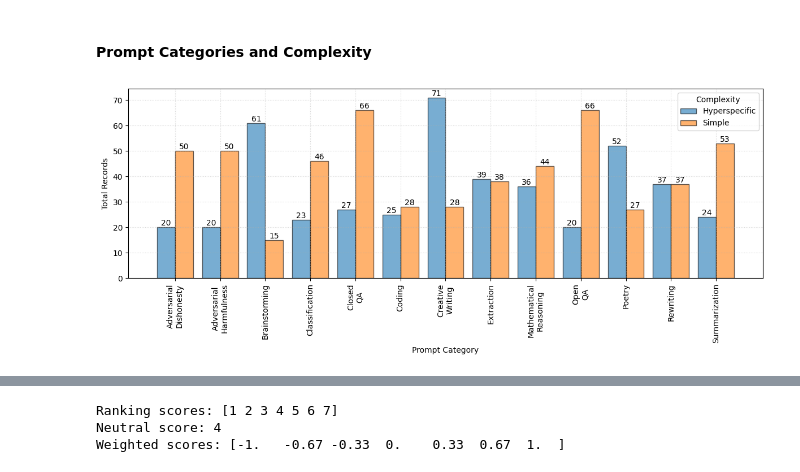
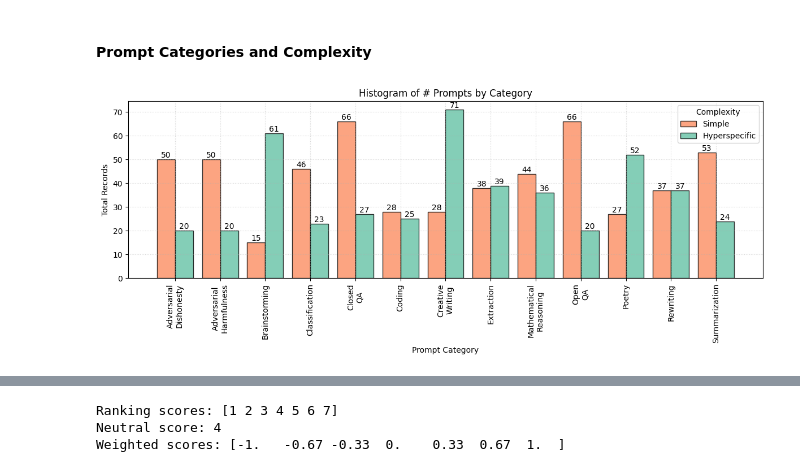
Before and after one commit to aswyatt/DA-Python, a Jupyter notebook: Interview/Data Analysis 1/Human Eval Bard.ipynb, the cells around one changed output, grey strips where cells are left out. Cells and saved outputs as stored; diff of their text form; code cells hidden in the pictures.

```diff
--- a/Interview/Data Analysis 1/Human Eval Bard.ipynb
+++ b/Interview/Data Analysis 1/Human Eval Bard.ipynb
@@ -33,8 +33,7 @@ def figure(*args, **kwargs):
     figsize = kwargs.pop("figsize", (12, 5))
     return plt.subplots(figsize=figsize, *args, **kwargs)
 
-
-# pd.set_option("display.max_rows", None)
+palette = sns.color_palette("Set2")
 # %% [markdown]
 ## Load Data
 # %%
@@ -333,37 +332,38 @@ ChatGPT's story was much better as it was written with more sentence structure v
 #### Prompt Categories and Complexity
 # %%
 prompt_categories = pd.Index(sorted(df["Prompt Category"].unique()))
-complexity = df["Complexity"].unique()
+complexity = sorted(df["Complexity"].unique(), reverse=True)
 pivot = [
     pd.Categorical(df.loc[df["Complexity"] == g, "Prompt Category"], categories=prompt_categories).codes
     for g in complexity
 ]
 
 fig, ax = figure()
 
-ax.hist(pivot, bins=np.arange(len(prompt_categories) + 1), label=complexity, alpha=0.6, edgecolor="black")
+ax.hist(pivot, bins=np.arange(len(prompt_categories) + 1), label=complexity, alpha=0.8, edgecolor="black", color=palette[1::-1])
 for patch in ax.patches:
     height = patch.get_height()
     if height > 0:
         ax.text(
             patch.get_x() + patch.get_width() / 2,
             height,
             int(height),
             ha="center",
             va="bottom",
             fontsize=10,
         )
 
 
 ax.set_xticks(np.arange(len(prompt_categories))+.5, prompt_categories.str.replace(" ", "\n"), rotation=90)
 ax.set_xlabel("Prompt Category")
 ax.set_ylabel("Total Records")
+ax.set_title("Histogram of # Prompts by Category")
 ax.legend(title="Complexity")
 ax.grid(ls=":", alpha=.5)
 plt.tight_layout()
 plt.show()
 # %% [output]
-[figure, old version]
+[figure, new version]
 # %%
 # Fractional complexity makup & majority
 
```
Also changed, not shown: parts of 14 cells of this notebook.
